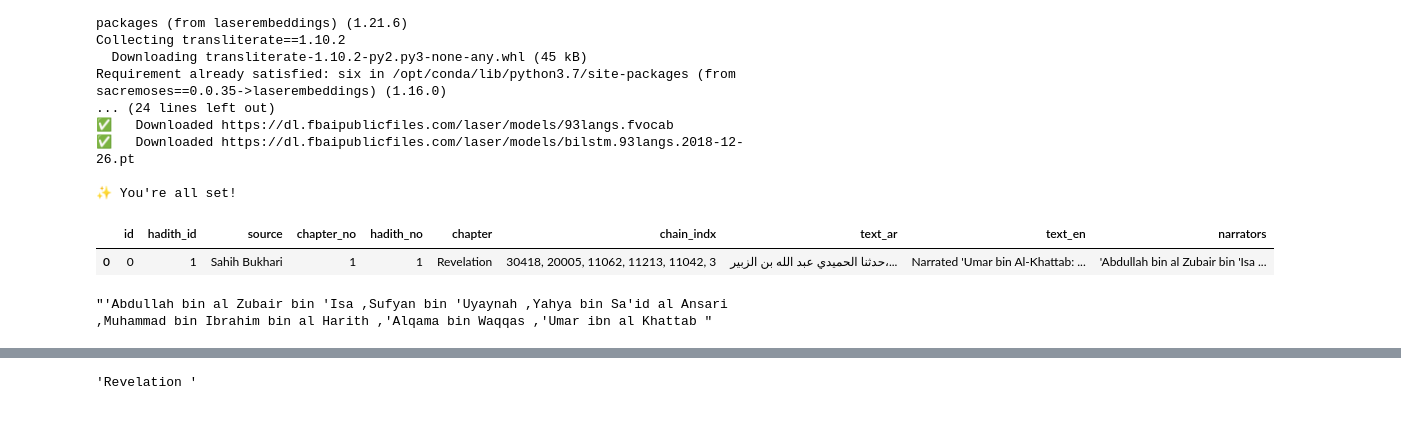
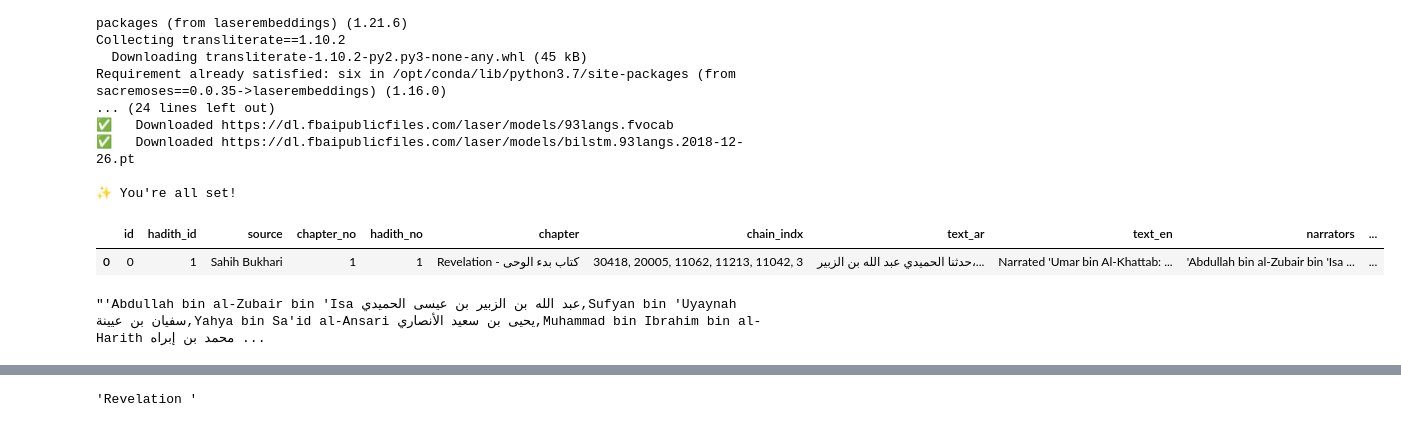
Before and after one commit to mobassir94/Multilingual-NLP-for-Islamic-Theology, a Jupyter notebook: create laserembeddings/mlt-bukhari-muslim-embeddings.ipynb, the cells around one changed output, grey strips where cells are left out. Saved outputs shown, nothing was run; the diff lists cells and outputs as text; code cells hidden in the pictures.

```diff
--- a/create laserembeddings/mlt-bukhari-muslim-embeddings.ipynb
+++ b/create laserembeddings/mlt-bukhari-muslim-embeddings.ipynb
@@ -35,15 +35,15 @@ Requirement already satisfied: six in /opt/conda/lib/python3.7/site-packages (fr
 
 ✨ You're all set!
 # %%
-en_bukhari_muslim = pd.read_csv('../input/en-bn-sahih-bukhari-muslim/en_bukhari_muslim.csv')
+en_bukhari_muslim = pd.read_csv('../input/en-bn-sahih-bukhari-muslim/en_bn_translated_sahih_hadiths_final.csv')
 en_bukhari_muslim.head(1)
 # %% [output]
-|  | id | hadith_id | source | chapter_no | hadith_no | chapter | chain_indx | text_ar | text_en | narrators |
-| 0 | 0 | 1 | Sahih Bukhari | 1 | 1 | Revelation | 30418, 20005, 11062, 11213, 11042, 3 | حدثنا الحميدي عبد الله بن الزبير،... | Narrated 'Umar bin Al-Khattab: ... | 'Abdullah bin al Zubair bin 'Isa ... |
+|  | id | hadith_id | source | chapter_no | hadith_no | chapter | chain_indx | text_ar | text_en | narrators | ... |
+| 0 | 0 | 1 | Sahih Bukhari | 1 | 1 | Revelation - كتاب بدء الوحى | 30418, 20005, 11062, 11213, 11042, 3 | حدثنا الحميدي عبد الله بن الزبير،... | Narrated 'Umar bin Al-Khattab: ... | 'Abdullah bin al-Zubair bin 'Isa ... | ... |
 # %%
 en_bukhari_muslim.narrators[0]
 # %% [output]
-"'Abdullah bin al Zubair bin 'Isa ,Sufyan bin 'Uyaynah ,Yahya bin Sa'id al Ansari ,Muhammad bin Ibrahim bin al Harith ,'Alqama bin Waqqas ,'Umar ibn al Khattab "
+"'Abdullah bin al-Zubair bin 'Isa عبد الله بن الزبير بن عيسى الحميدي,Sufyan bin 'Uyaynah سفيان بن عيينة,Yahya bin Sa'id al-Ansari يحيى بن سعيد الأنصاري,Muhammad bin Ibrahim bin al-Harith محمد بن إبراه ...
 # %%
 %%time
 
```
Also changed, not shown: parts of 7 cells of this notebook.
